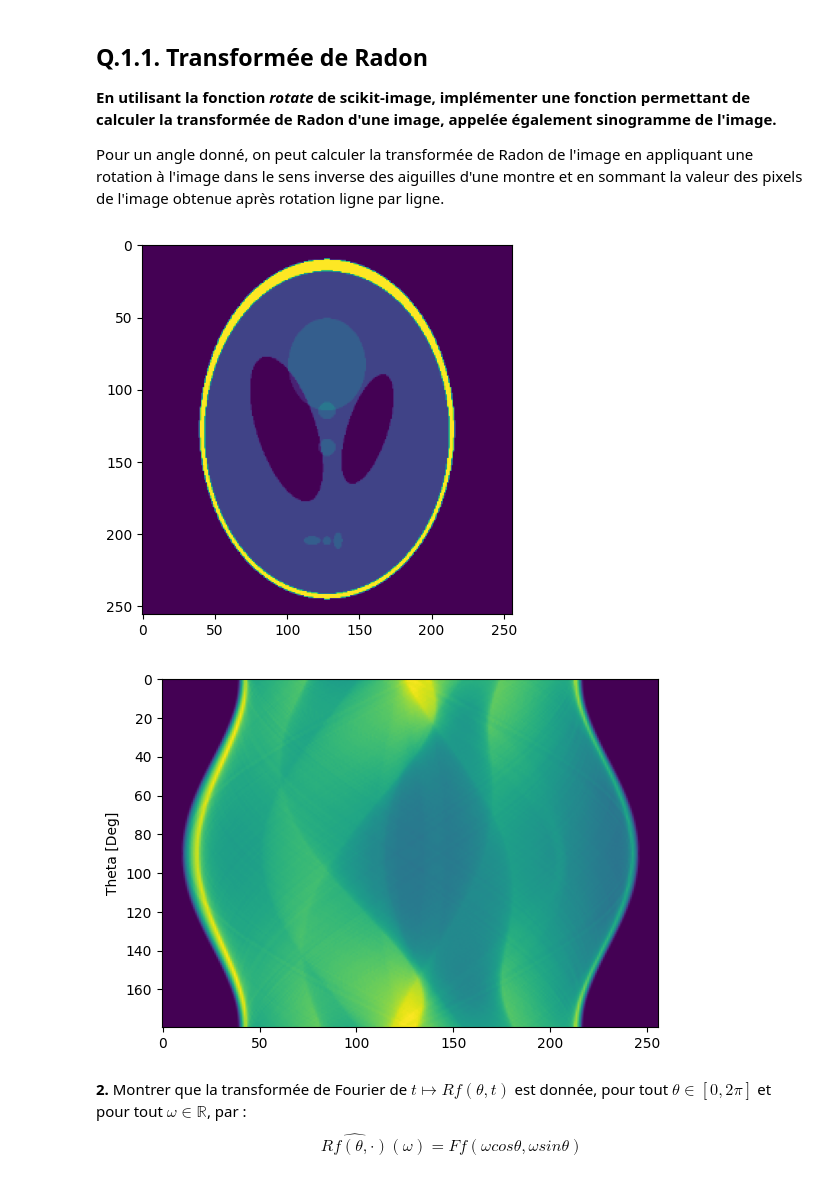
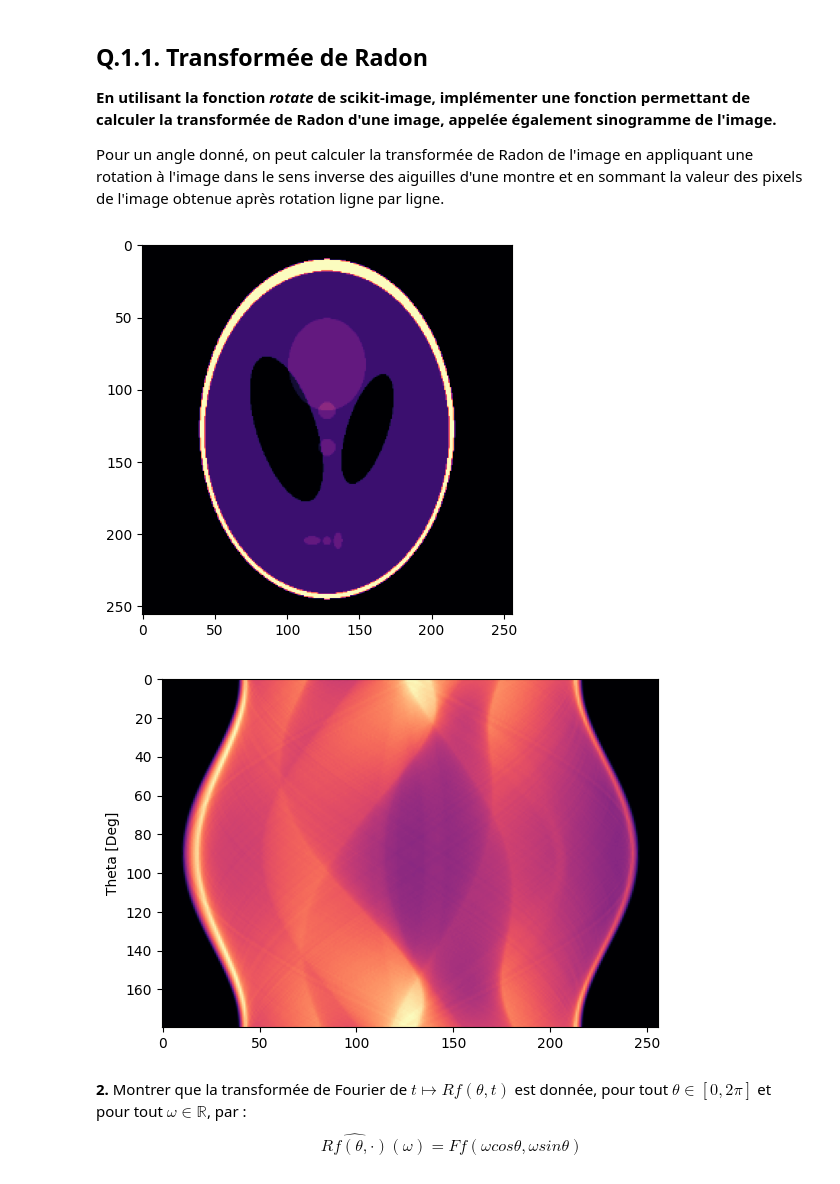
Before and after one commit to GabrielVandersippe/5--Tomographie, a Jupyter notebook: X-Ray Tomography.ipynb, the cells around one changed output. Drawn from its saved outputs; the diff is of its cells as text; code cells hidden in the pictures.

```diff
--- a/X-Ray Tomography.ipynb
+++ b/X-Ray Tomography.ipynb
@@ -54,14 +55,14 @@ theta = np.linspace(0., 180., angles_count, endpoint=False)
 sinogram = radon_transform(image, theta=theta)
 # %%
 # Display the original image along with its sinogram
-plt.imshow(image)
+plt.imshow(image, cmap="magma")
 plt.show()
-plt.imshow(sinogram)
+plt.imshow(sinogram, cmap="magma")
 plt.ylabel("Theta [Deg]")
 plt.show()
 # %% [output]
-[figure, old version]
+[figure, new version]
-[figure, old version]
+[figure, new version]
 # %% [markdown]
 **2.** Montrer que la transformée de Fourier de $t \mapsto Rf (\theta, t)$ est donnée, pour tout $\theta \in [0, 2\pi]$ et
 pour tout $\omega \in \mathbb{R}$, par :
```
Also changed, not shown: parts of 12 cells of this notebook.
